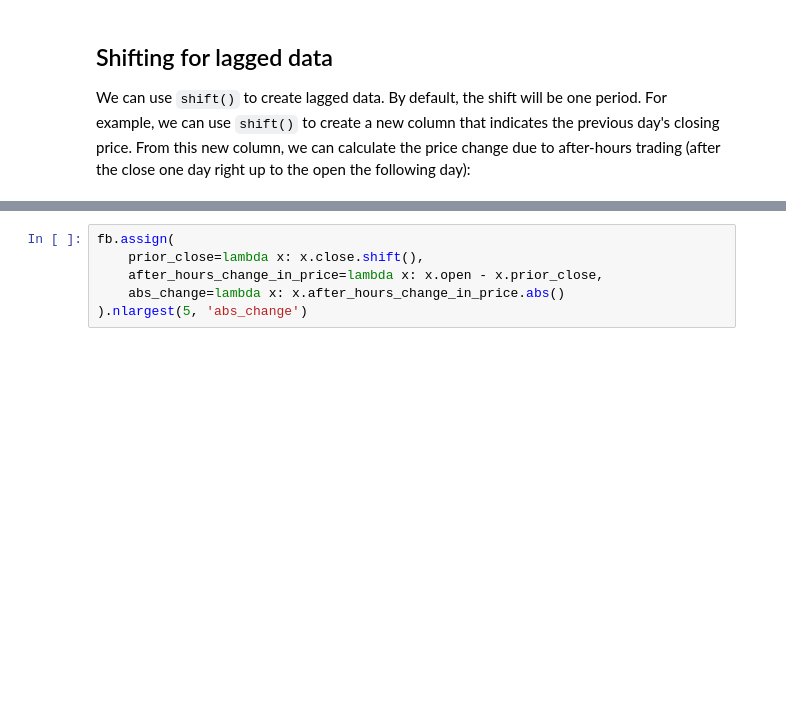
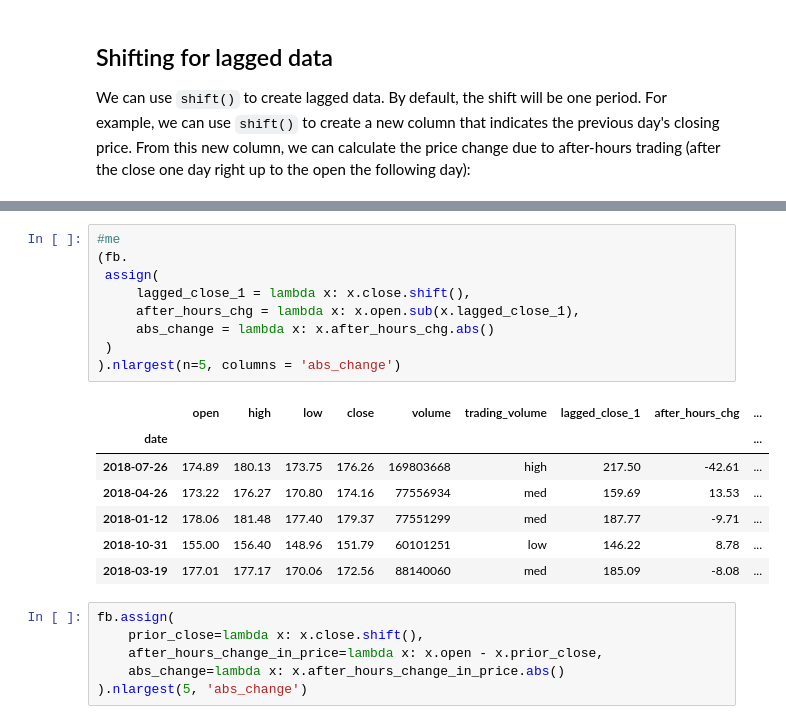
Before and after one commit to FuriousGeorge19/Hands-On-Data-Analysis-with-Pandas-2nd-edition, a Jupyter notebook: ch_04/4-time_series.ipynb, the cells around one changed output, grey strips where cells are left out. Saved outputs shown, nothing was run; the diff lists cells and outputs as text; blank space fills up the shorter version.

```diff
--- a/ch_04/4-time_series.ipynb
+++ b/ch_04/4-time_series.ipynb
@@ -206,3 +466,20 @@ We can use `shift()` to create lagged data. By default, the shift will be one pe
+# %%
+#me
+(fb.
+ assign(
+     lagged_close_1 = lambda x: x.close.shift(),
+     after_hours_chg = lambda x: x.open.sub(x.lagged_close_1),
+     abs_change = lambda x: x.after_hours_chg.abs()
+ )
+).nlargest(n=5, columns = 'abs_change')
+# %% [output]
+|  | open | high | low | close | volume | trading_volume | lagged_close_1 | after_hours_chg | ... |
+| date |  |  |  |  |  |  |  |  | ... |
+| 2018-07-26 | 174.89 | 180.13 | 173.75 | 176.26 | 169803668 | high | 217.50 | -42.61 | ... |
+| 2018-04-26 | 173.22 | 176.27 | 170.80 | 174.16 | 77556934 | med | 159.69 | 13.53 | ... |
+| 2018-01-12 | 178.06 | 181.48 | 177.40 | 179.37 | 77551299 | med | 187.77 | -9.71 | ... |
+| 2018-10-31 | 155.00 | 156.40 | 148.96 | 151.79 | 60101251 | low | 146.22 | 8.78 | ... |
+| 2018-03-19 | 177.01 | 177.17 | 170.06 | 172.56 | 88140060 | med | 185.09 | -8.08 | ... |
 # %%
 fb.assign(
     prior_close=lambda x: x.close.shift(),
```
Also changed, not shown: parts of 48 cells of this notebook, 8 other files.
